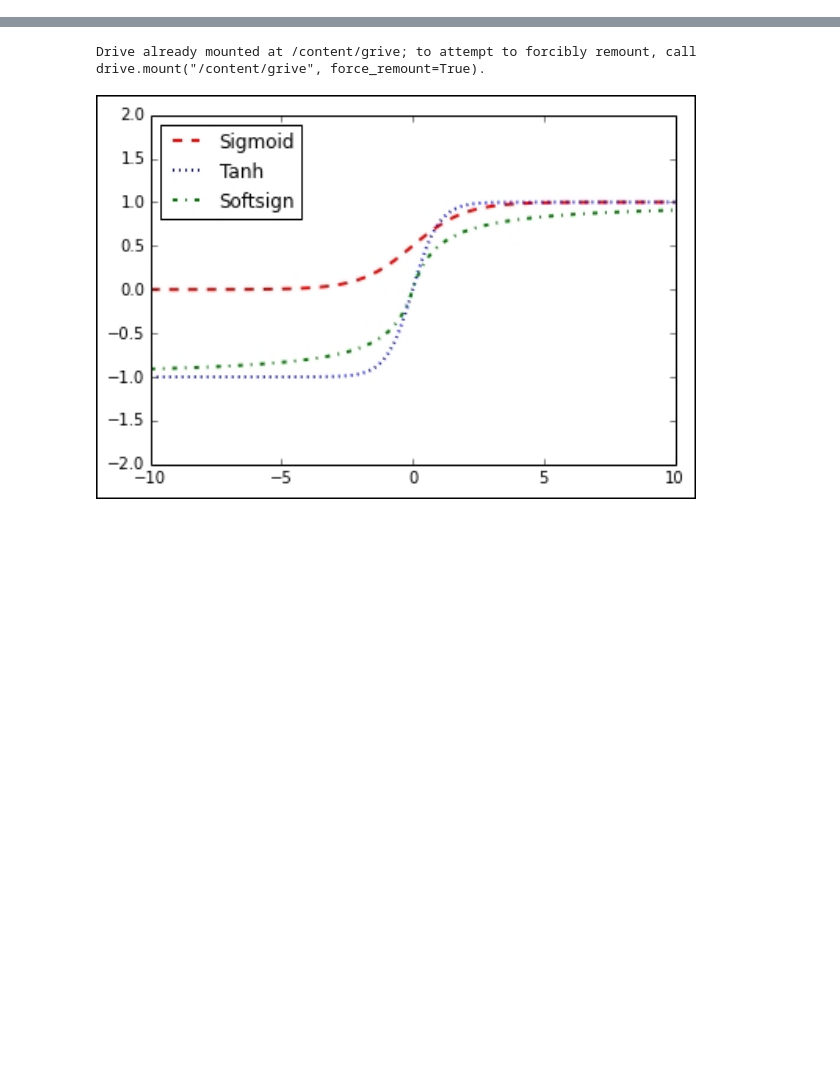
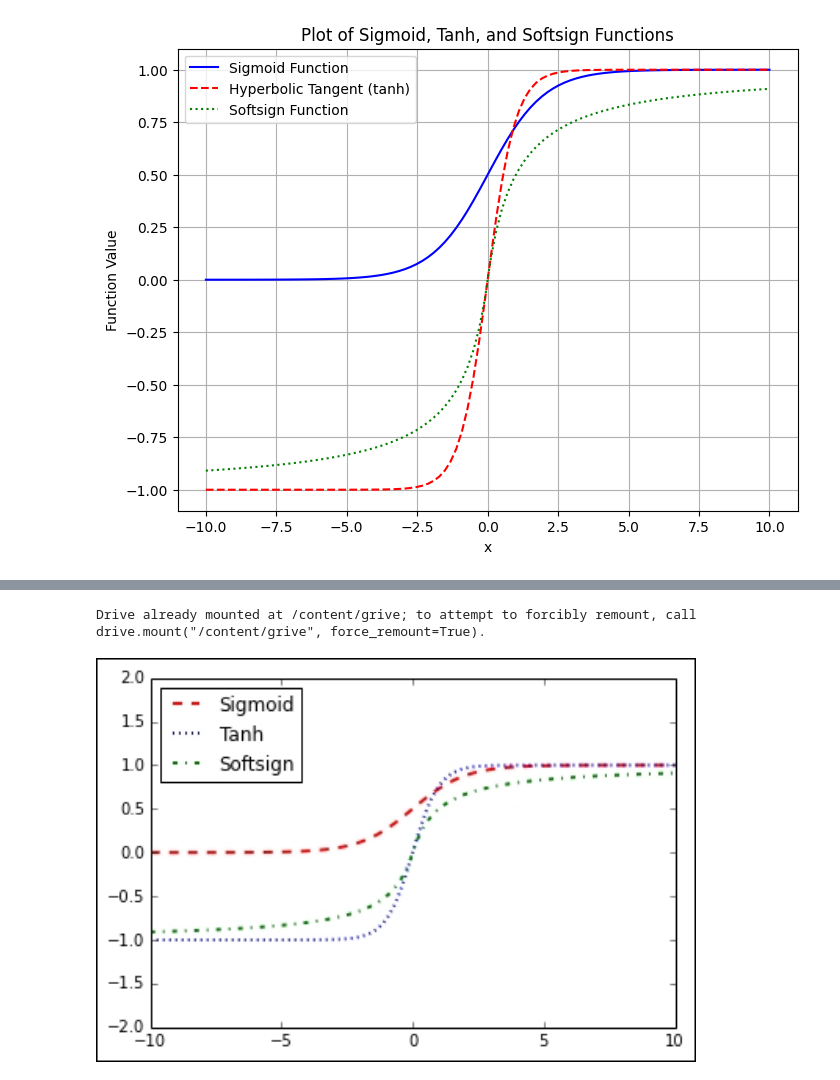
Before and after one commit to Arko04/Colab, a Jupyter notebook: HW3_P1.ipynb, the cells around one changed output, grey strips where cells are left out. Cells and saved outputs as stored; diff of their text form; code cells hidden in the pictures; blank space fills up the shorter version.

```diff
--- a/HW3_P1.ipynb
+++ b/HW3_P1.ipynb
@@ -18,0 +34,37 @@
+# %%
+import numpy as np
+import matplotlib.pyplot as plt
+
+# Define the sigmoid function
+def sigmoid(x):
+    return 1 / (1 + np.exp(-x))
+
+# Define the hyperbolic tangent function (tanh)
+def tanh(x):
+    return np.tanh(x)
+
+# Define the softsign function
+def softsign(x):
+    return x / (1 + np.abs(x))
+
+# Generate x values
+x = np.linspace(-10, 10, 100)
+
+# Calculate y values using the sigmoid, tanh, and softsign functions
+y_sigmoid = sigmoid(x)
+y_tanh = tanh(x)
+y_softsign = softsign(x)
+
+# Plot all three functions
+plt.figure(figsize=(8, 6))
+plt.plot(x, y_sigmoid, label='Sigmoid Function', color='blue')
+plt.plot(x, y_tanh, label='Hyperbolic Tangent (tanh)', color='red', linestyle='--')
+plt.plot(x, y_softsign, label='Softsign Function', color='green', linestyle=':')
+plt.title('Plot of Sigmoid, Tanh, and Softsign Functions')
+plt.xlabel('x')
+plt.ylabel('Function Value')
+plt.grid(True)
+plt.legend()
+plt.show()
+# %% [output]
+[figure, added]
```
Also changed, not shown: parts of 20 cells of this notebook.
